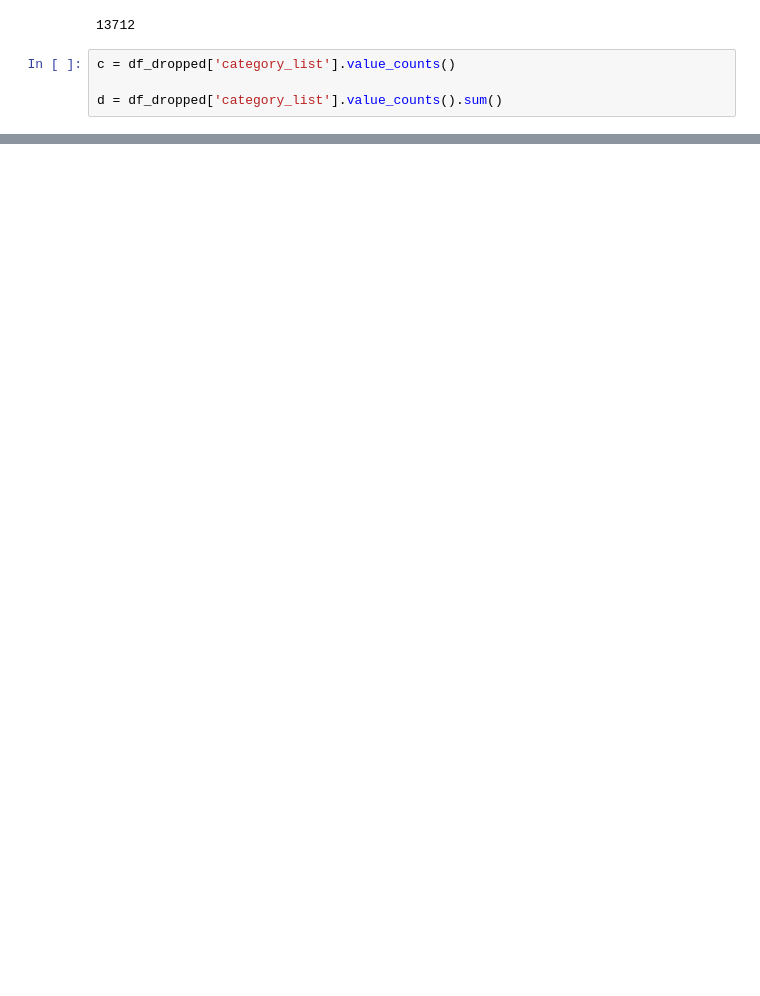
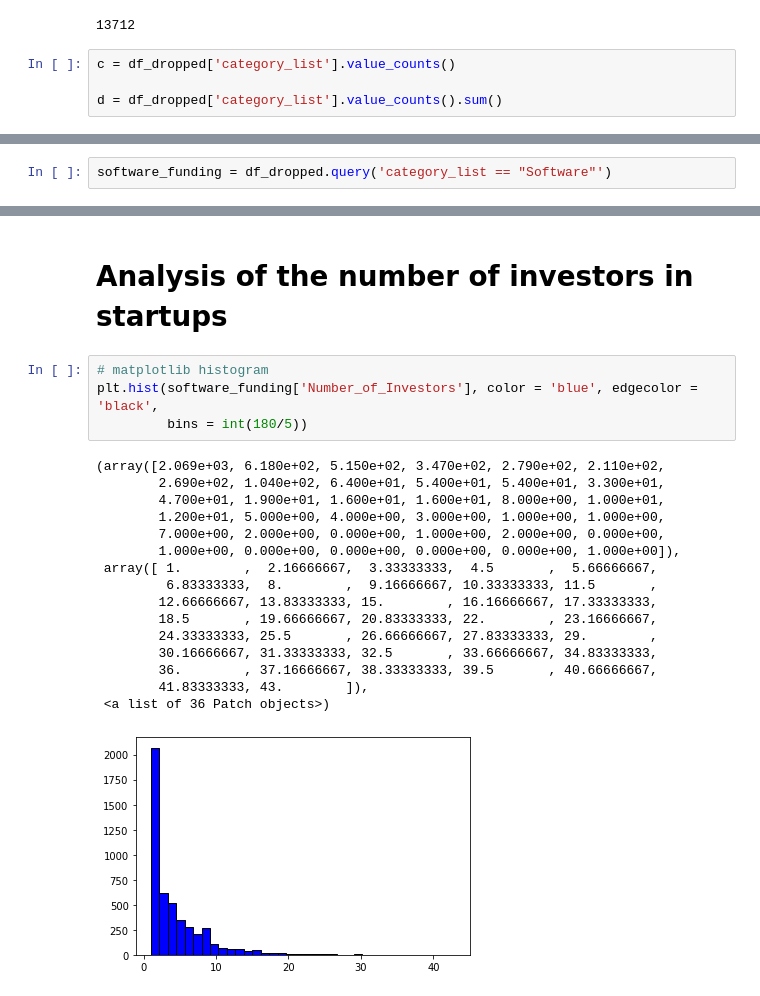
Before and after one commit to mdlee3551/springboard, a Jupyter notebook: start_ups_data_analysis.ipynb, the cells around one changed output, grey strips where cells are left out. Cells and saved outputs as stored; diff of their text form; blank space fills up the shorter version.

```diff
--- a/start_ups_data_analysis.ipynb
+++ b/start_ups_data_analysis.ipynb
@@ -273,0 +318,2 @@ Name: category_list, dtype: float64
+# %%
+software_funding = df_dropped.query('category_list == "Software"')
@@ -273,0 +352,23 @@ Name: category_list, dtype: float64
+# %% [markdown]
+# Analysis of the number of investors in startups
+# %%
+# matplotlib histogram
+plt.hist(software_funding['Number_of_Investors'], color = 'blue', edgecolor = 'black',
+         bins = int(180/5))
+# %% [output]
+(array([2.069e+03, 6.180e+02, 5.150e+02, 3.470e+02, 2.790e+02, 2.110e+02,
+        2.690e+02, 1.040e+02, 6.400e+01, 5.400e+01, 5.400e+01, 3.300e+01,
+        4.700e+01, 1.900e+01, 1.600e+01, 1.600e+01, 8.000e+00, 1.000e+01,
+        1.200e+01, 5.000e+00, 4.000e+00, 3.000e+00, 1.000e+00, 1.000e+00,
+        7.000e+00, 2.000e+00, 0.000e+00, 1.000e+00, 2.000e+00, 0.000e+00,
+        1.000e+00, 0.000e+00, 0.000e+00, 0.000e+00, 0.000e+00, 1.000e+00]),
+ array([ 1.        ,  2.16666667,  3.33333333,  4.5       ,  5.66666667,
+         6.83333333,  8.        ,  9.16666667, 10.33333333, 11.5       ,
+        12.66666667, 13.83333333, 15.        , 16.16666667, 17.33333333,
+        18.5       , 19.66666667, 20.83333333, 22.        , 23.16666667,
+        24.33333333, 25.5       , 26.66666667, 27.83333333, 29.        ,
+        30.16666667, 31.33333333, 32.5       , 33.66666667, 34.83333333,
+        36.        , 37.16666667, 38.33333333, 39.5       , 40.66666667,
+        41.83333333, 43.        ]),
+ <a list of 36 Patch objects>)
+[figure, added]
```
Also changed, not shown: parts of 25 cells of this notebook.
